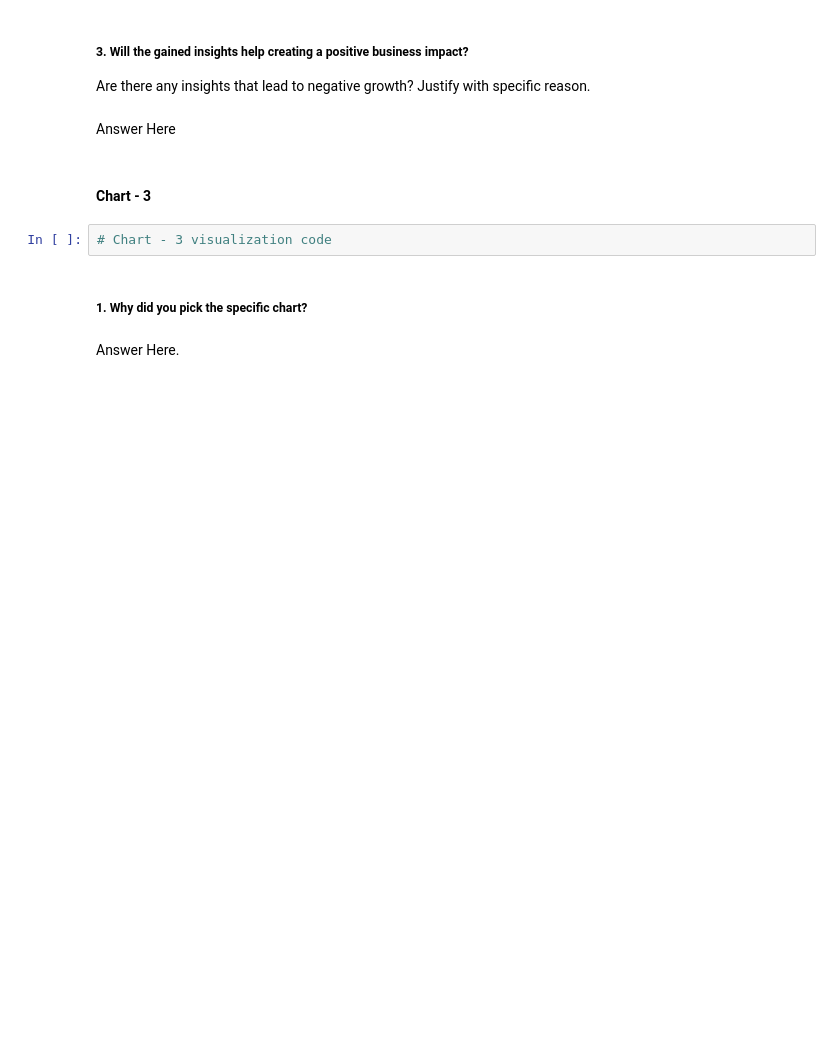
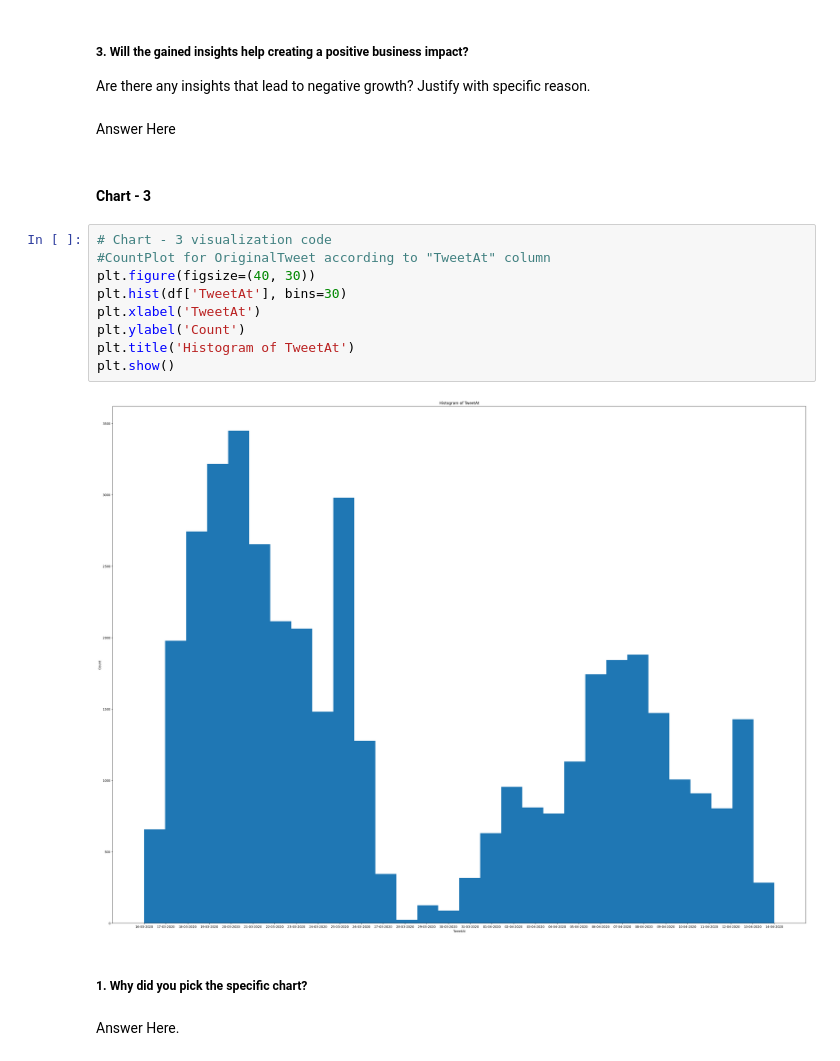
Before and after one commit to khalilkhan1111/corona_virus_tweet_setiment_analysis, a Jupyter notebook: Corona_virus_Tweet_Sentiment_Analysis.ipynb, the cells around one changed output. Drawn from its saved outputs; the diff is of its cells as text; blank space fills up the shorter version.

```diff
--- a/Corona_virus_Tweet_Sentiment_Analysis.ipynb
+++ b/Corona_virus_Tweet_Sentiment_Analysis.ipynb
@@ -333,8 +383,17 @@ Are there any insights that lead to negative growth? Justify with specific reaso
 Answer Here
 # %% [markdown]
 #### Chart - 3
-# %%
-# Chart - 3 visualization code
+# %%
+# Chart - 3 visualization code
+#CountPlot for OriginalTweet according to "TweetAt" column
+plt.figure(figsize=(40, 30))
+plt.hist(df['TweetAt'], bins=30)
+plt.xlabel('TweetAt')
+plt.ylabel('Count')
+plt.title('Histogram of TweetAt')
+plt.show()
+# %% [output]
+[figure, added]
 # %% [markdown]
 ##### 1. Why did you pick the specific chart?
 # %% [markdown]
```
Also changed, not shown: parts of 27 cells of this notebook.
